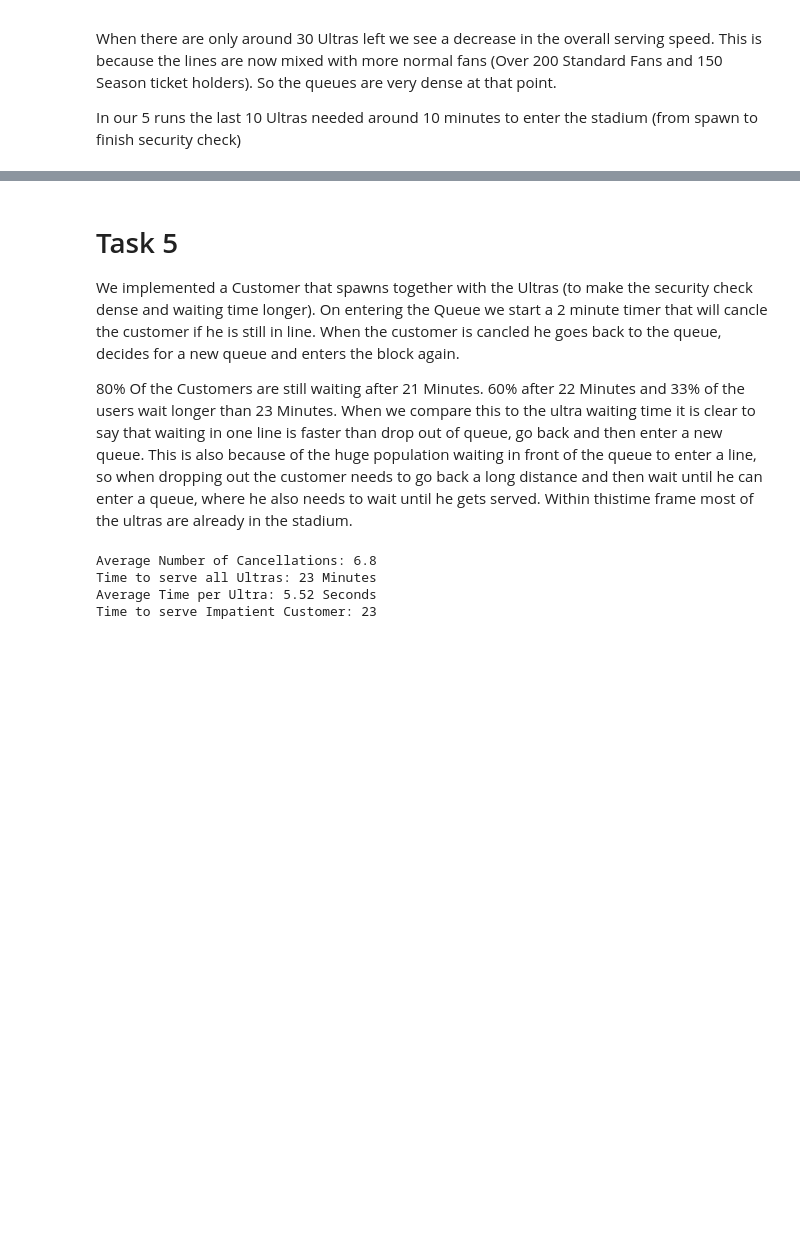
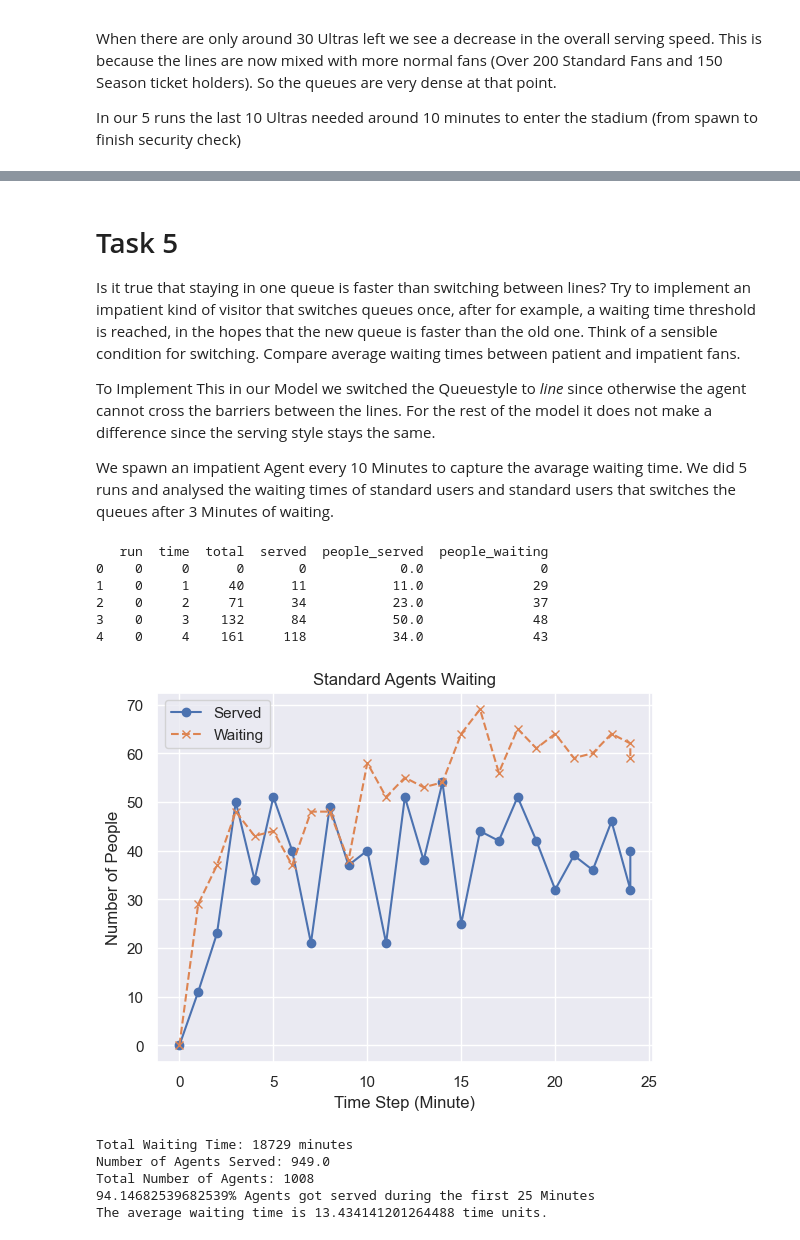
Before and after one commit to lukasthekid/modeling-simulation, a Jupyter notebook: task2-5.ipynb, the cells around one changed output, grey strips where cells are left out. Cells and saved outputs as stored; diff of their text form; code cells hidden in the pictures; blank space fills up the shorter version.

```diff
--- a/task2-5.ipynb
+++ b/task2-5.ipynb
@@ -29,19 +86,68 @@ In our 5 runs the last 10 Ultras needed around 10 minutes to enter the stadium (
 # %% [markdown]
 # Task 5
 
-We implemented a Customer that spawns together with the Ultras (to make the security check dense and waiting time longer). On entering the Queue we start a 2 minute timer that will cancle the customer if he is still in line. When the customer is cancled he goes back to the queue, decides for a new queue and enters the block again.
+Is it true that staying in one queue is faster than switching between lines? Try to implement an impatient kind of visitor that switches queues once, after for example, a waiting time threshold is reached, in the hopes that the new queue is faster than the old one. Think of a sensible condition for switching. Compare average waiting times between patient and impatient fans.
 
-80% Of the Customers are still waiting after 21 Minutes. 60% after 22 Minutes and 33% of the users wait longer than 23 Minutes. When we compare this to the ultra waiting time it is clear to say that waiting in one line is faster than drop out of queue, go back and then enter a new queue. This is also because of the huge population waiting in front of the queue to enter a line, so when dropping out the customer needs to go back a long distance and then wait until he can enter a queue, where he also needs to wait until he gets served. Within thistime frame most of the ultras are already in the stadium.
+To Implement This in our Model we switched the Queuestyle to *line* since otherwise the agent cannot cross the barriers between the lines. For the rest of the model it does not make a difference since the serving style stays the same.
+
+We spawn an impatient Agent every 10 Minutes to capture the avarage waiting time. We did 5 runs and analysed the waiting times of standard users and standard users that switches the queues after 3 Minutes of waiting.
 # %%
-df = pd.read_csv("task5.csv")
-df = df.groupby('Time').agg({'Ultra':'mean', 'Impatient':'mean', 'Cancle':'mean'}).reset_index()
+df = pd.read_csv("std_waiting_b_ultras.csv")
 
-print(f"Average Number of Cancellations: {df['Cancle'].max()}")
-print(f"Time to serve all Ultras: {df[df['Ultra'] > 0]['Time'].max()} Minutes")
-print(f"Average Time per Ultra: {df[df['Ultra'] > 0]['Time'].max()/250 * 60} Seconds")
-print(f"Time to serve Impatient Customer: {df[df['Impatient'] > 0]['Time'].max()}")
+
+# Calculate the number of people served at each time step
+df['people_served'] = df['served'].diff().fillna(df['served'])
+
+# Calculate the number of people waiting to be served at each time step
+df['people_waiting'] = df['total'] - df['served']
+
+print(df.head())
+
+# Plotting the number of people served and waiting at each time step
+plt.plot(df['time'], df['people_served'], marker='o', linestyle='-', label='Served')
+plt.plot(df['time'], df['people_waiting'], marker='x', linestyle='--', label='Waiting')
+plt.title('Standard Agents Waiting')
+plt.xlabel('Time Step (Minute)')
+plt.ylabel('Number of People')
+plt.legend()
+plt.show()
+
+# Calculate the total waiting time
+total_waiting_time = (df['people_waiting'] * df['time']).sum()
+
+# Calculate the number of agents served
+num_agents_served = df['people_served'].sum()
+
+# Calculate the expected waiting time
+expected_waiting_time = total_waiting_time / num_agents_served
+
+print(f"Total Waiting Time: {total_waiting_time} minutes")
+print(f"Number of Agents Served: {num_agents_served}")
+print(f"Total Number of Agents: {df['total'].max()}")
+print(f"{(num_agents_served/df['total'].max()) * 100 }% Agents got served during the first 25 Minutes")
+
+
+
+# Calculate the waiting time for each time step
+df['waiting_time'] = df['time'] * df['people_served']
+
+# Calculate the total waiting time
+total_waiting_time = df['waiting_time'].sum()
+
+# Calculate the average waiting time
+average_waiting_time = total_waiting_time / df['people_served'].sum()
+
+print(f"The average waiting time is {average_waiting_time} time units.")
 # %% [output]
-Average Number of Cancellations: 6.8
-Time to serve all Ultras: 23 Minutes
-Average Time per Ultra: 5.52 Seconds
-Time to serve Impatient Customer: 23
+   run  time  total  served  people_served  people_waiting
+0    0     0      0       0            0.0               0
+1    0     1     40      11           11.0              29
+2    0     2     71      34           23.0              37
+3    0     3    132      84           50.0              48
+4    0     4    161     118           34.0              43
+[figure, added]
+Total Waiting Time: 18729 minutes
+Number of Agents Served: 949.0
+Total Number of Agents: 1008
+94.14682539682539% Agents got served during the first 25 Minutes
+The average waiting time is 13.434141201264488 time units.
```
Also changed, not shown: parts of 5 cells of this notebook, 9 other files.
